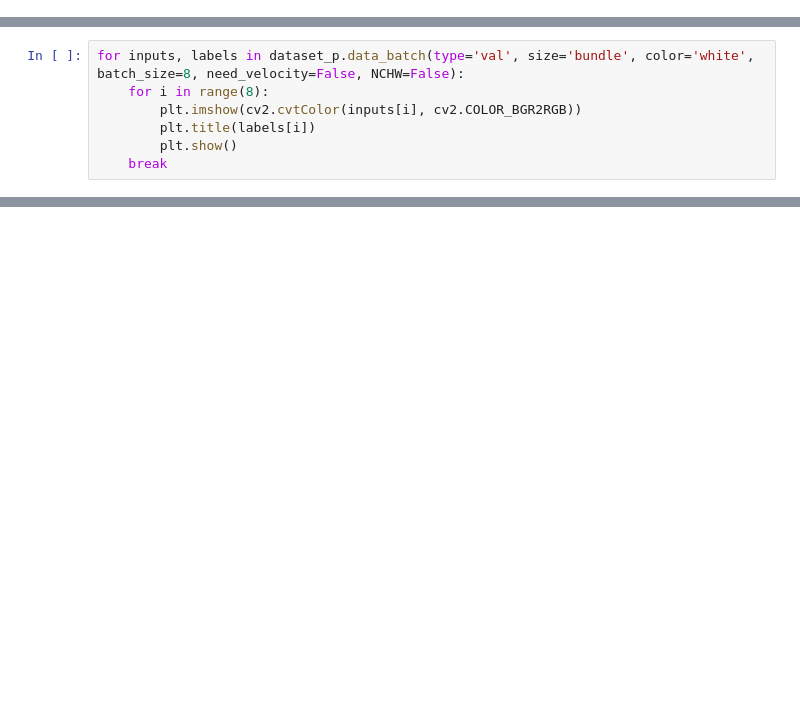
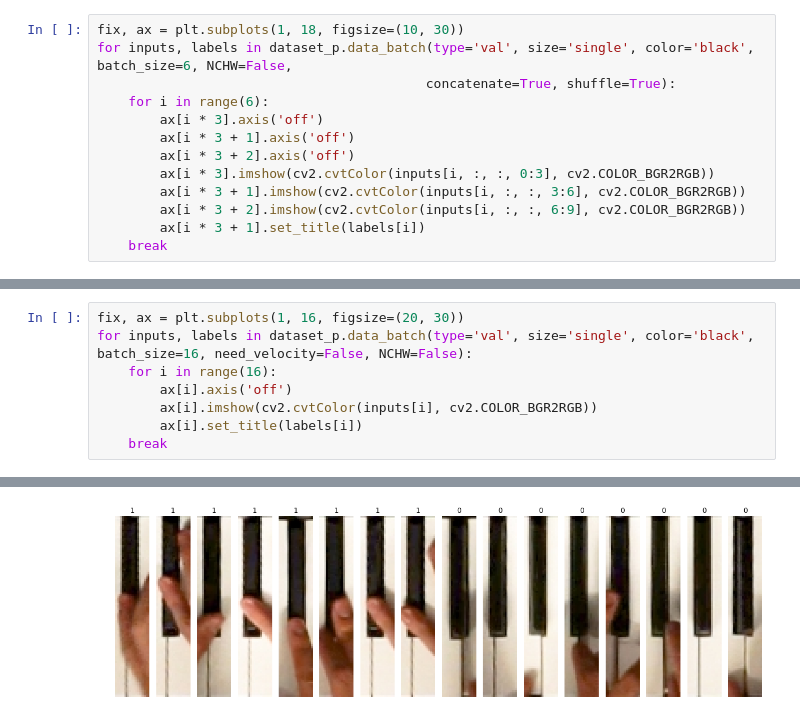
Before and after one commit to ppfish45/AI-Pianist, a Jupyter notebook: models/keypress_recognition/new_dataset_demo.ipynb, the cells around one changed output, grey strips where cells are left out. Drawn from its saved outputs; the diff is of its cells as text; blank space fills up the shorter version.

```diff
--- a/models/keypress_recognition/new_dataset_demo.ipynb
+++ b/models/keypress_recognition/new_dataset_demo.ipynb
@@ -36,0 +46,13 @@ for inputs, labels in dataset_p.data_batch(type='val', size='single', color='whi
+# %%
+fix, ax = plt.subplots(1, 18, figsize=(10, 30))
+for inputs, labels in dataset_p.data_batch(type='val', size='single', color='black', batch_size=6, NCHW=False,
+                                          concatenate=True, shuffle=True):
+    for i in range(6):
+        ax[i * 3].axis('off')
+        ax[i * 3 + 1].axis('off')
+        ax[i * 3 + 2].axis('off')
+        ax[i * 3].imshow(cv2.cvtColor(inputs[i, :, :, 0:3], cv2.COLOR_BGR2RGB))
+        ax[i * 3 + 1].imshow(cv2.cvtColor(inputs[i, :, :, 3:6], cv2.COLOR_BGR2RGB))
+        ax[i * 3 + 2].imshow(cv2.cvtColor(inputs[i, :, :, 6:9], cv2.COLOR_BGR2RGB))
+        ax[i * 3 + 1].set_title(labels[i])
+    break
@@ -37,7 +62,9 @@ for inputs, labels in dataset_p.data_batch(type='val', size='single', color='whi
 # %%
-for inputs, labels in dataset_p.data_batch(type='val', size='bundle', color='white', batch_size=8, need_velocity=False, NCHW=False):
-    for i in range(8):
-        plt.imshow(cv2.cvtColor(inputs[i], cv2.COLOR_BGR2RGB))
-        plt.title(labels[i])
-        plt.show()
+fix, ax = plt.subplots(1, 16, figsize=(20, 30))
+for inputs, labels in dataset_p.data_batch(type='val', size='single', color='black', batch_size=16, need_velocity=False, NCHW=False):
+    for i in range(16):
+        ax[i].axis('off')
+        ax[i].imshow(cv2.cvtColor(inputs[i], cv2.COLOR_BGR2RGB))
+        ax[i].set_title(labels[i])
     break
+# %% [output]
@@ -43,0 +72 @@ for inputs, labels in dataset_p.data_batch(type='val', size='bundle', color='whi
+[figure, added]
```
Also changed, not shown: parts of 6 cells of this notebook.
